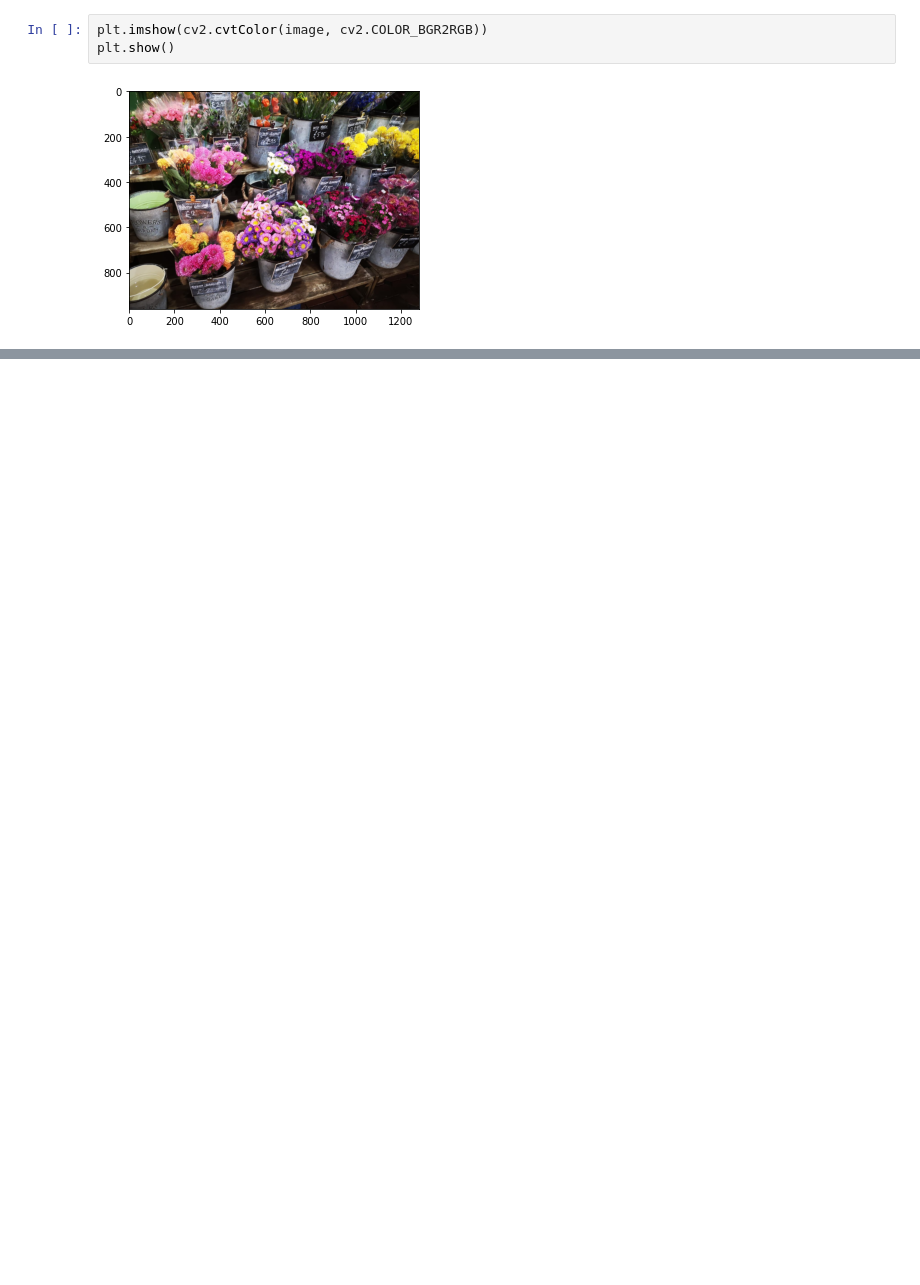
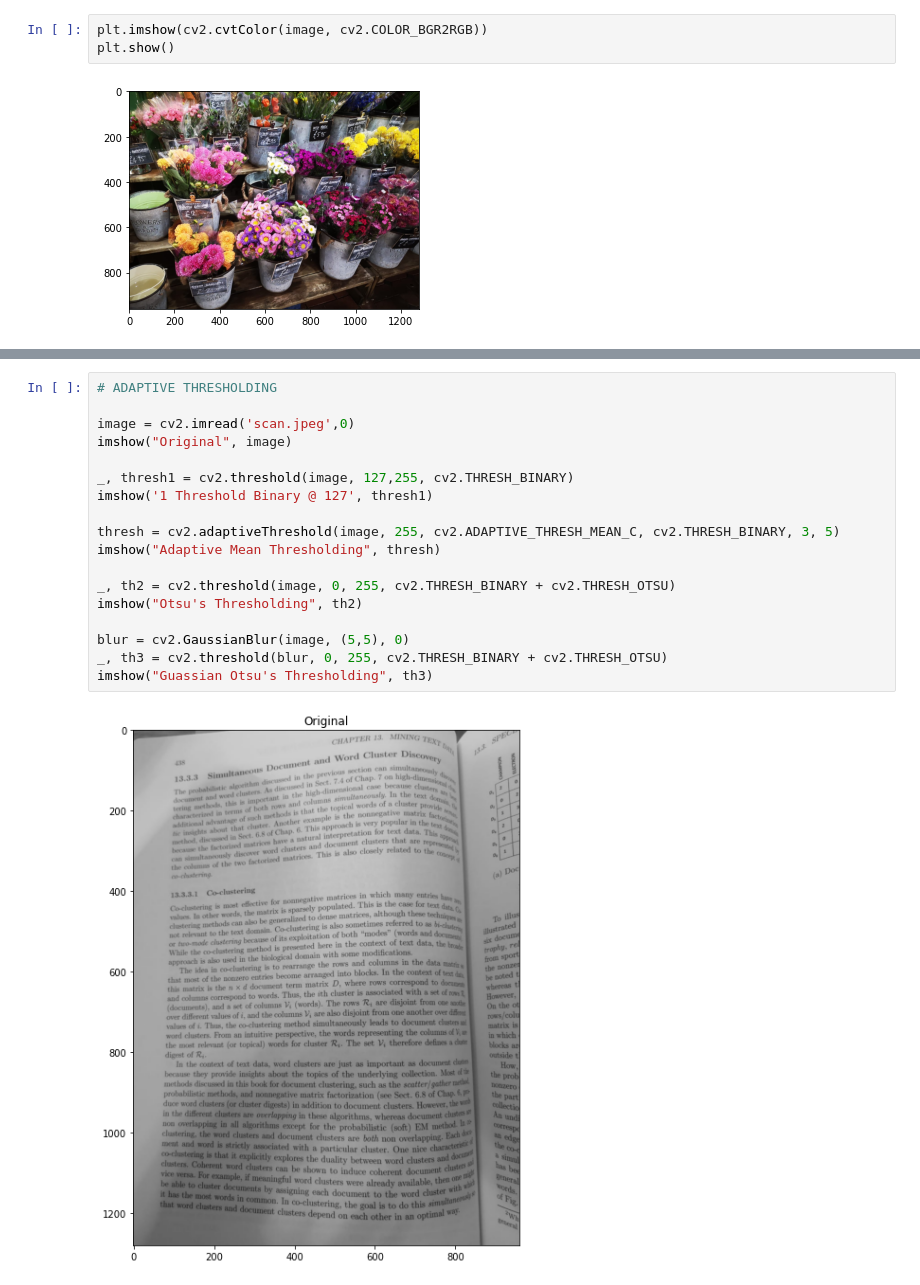
Before and after one commit to Sahana-M/Modern-Computer-Vision, a Jupyter notebook: opencv.ipynb, the cells around one changed output, grey strips where cells are left out. Cells and saved outputs as stored; diff of their text form; blank space fills up the shorter version.

```diff
--- a/opencv.ipynb
+++ b/opencv.ipynb
@@ -29,0 +106,20 @@ plt.show()
+# %%
+# ADAPTIVE THRESHOLDING
+
+image = cv2.imread('scan.jpeg',0)
+imshow("Original", image)
+
+_, thresh1 = cv2.threshold(image, 127,255, cv2.THRESH_BINARY)
+imshow('1 Threshold Binary @ 127', thresh1)
+
+thresh = cv2.adaptiveThreshold(image, 255, cv2.ADAPTIVE_THRESH_MEAN_C, cv2.THRESH_BINARY, 3, 5)
+imshow("Adaptive Mean Thresholding", thresh)
+
+_, th2 = cv2.threshold(image, 0, 255, cv2.THRESH_BINARY + cv2.THRESH_OTSU)
+imshow("Otsu's Thresholding", th2)
+
+blur = cv2.GaussianBlur(image, (5,5), 0)
+_, th3 = cv2.threshold(blur, 0, 255, cv2.THRESH_BINARY + cv2.THRESH_OTSU)
+imshow("Guassian Otsu's Thresholding", th3)
+# %% [output]
+[figure, added]
```
Also changed, not shown: parts of 11 cells of this notebook.
